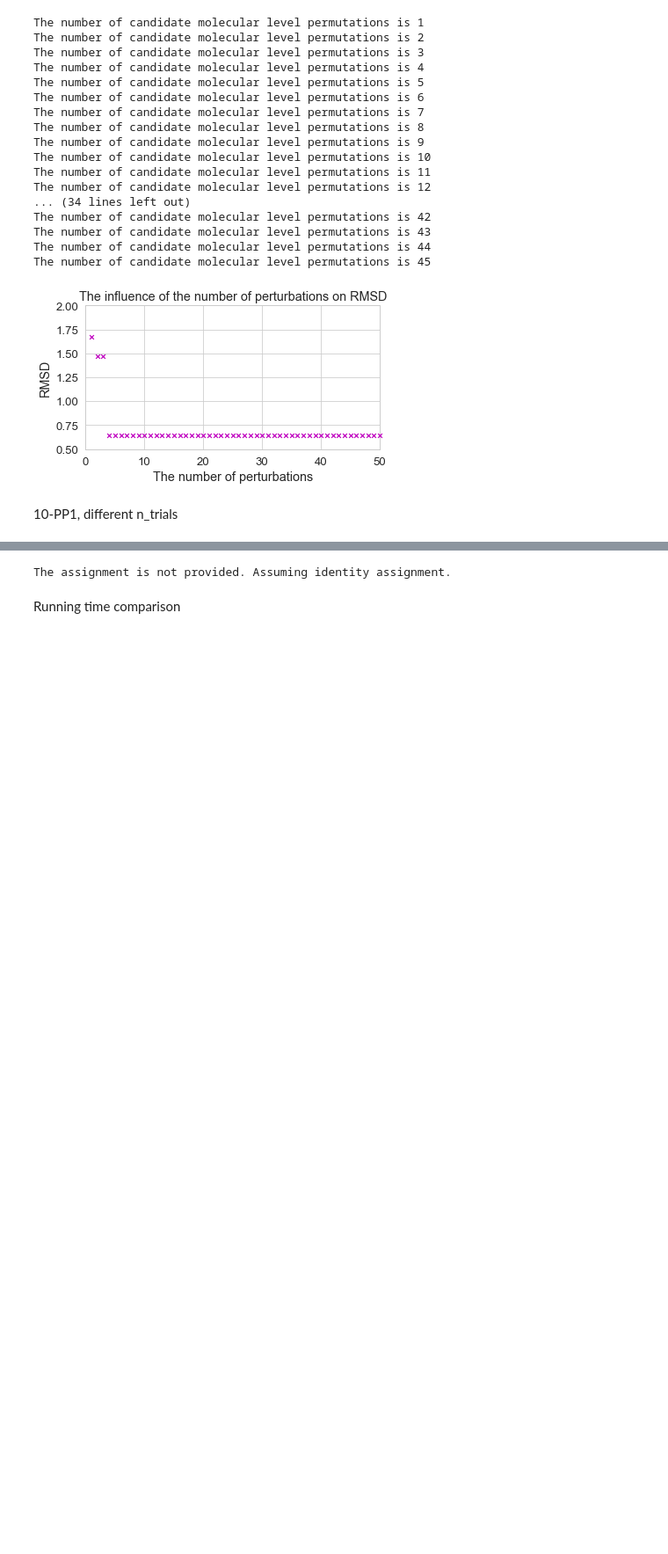
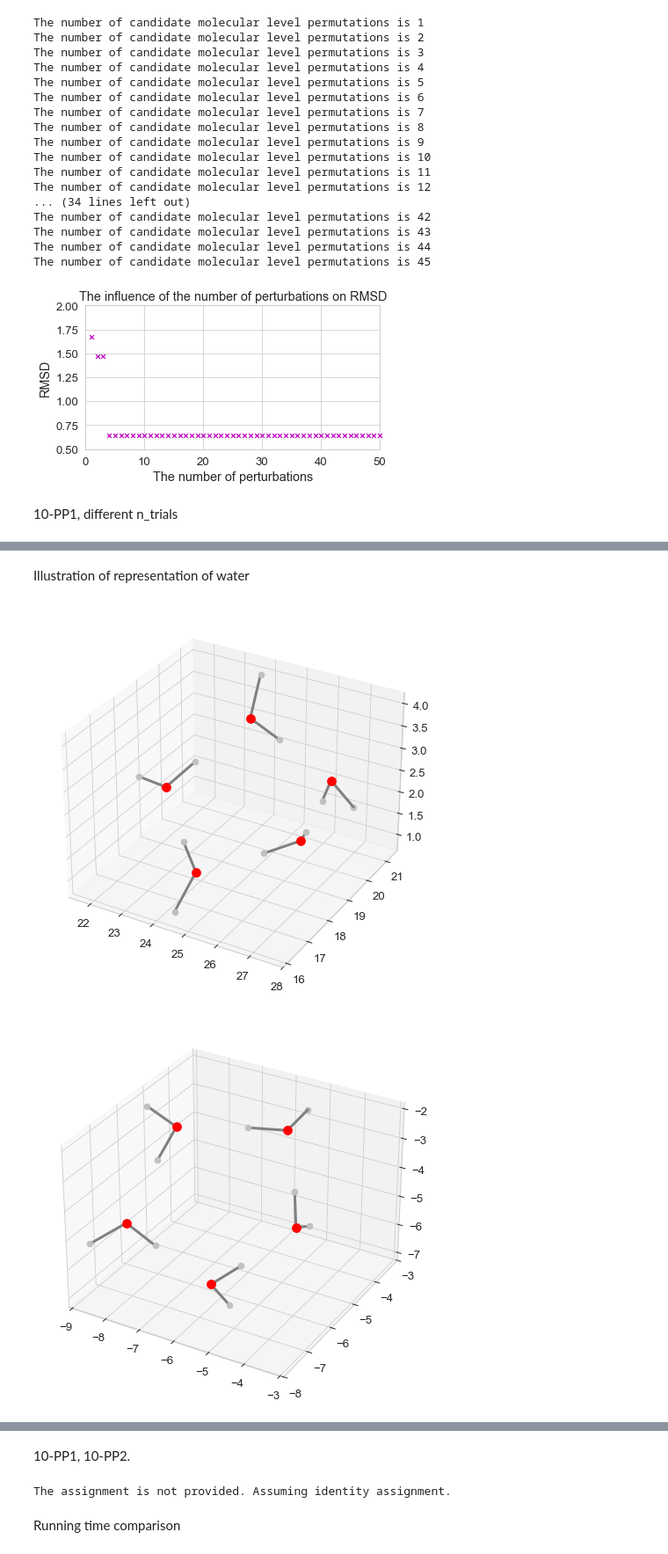
Before and after one commit to weixiaoqimath/otmol, a Jupyter notebook: experiment/otmol_WC.ipynb, the cells around one changed output, grey strips where cells are left out. Shown at 88% size. Saved outputs shown, nothing was run; the diff lists cells and outputs as text; code cells hidden in the pictures; blank space fills up the shorter version.

```diff
--- a/experiment/otmol_WC.ipynb
+++ b/experiment/otmol_WC.ipynb
@@ -191,0 +197,17 @@ plt.savefig('../images/WCArbAlignData.png', dpi=300, bbox_inches='tight')
+# %% [markdown]
+Illustration of representation of water
+# %%
+data_path = "../Data/Our_Benchmark_20250410_ver1/Water_Cluster_3_30/water_xyz_output_1st_2nd"
+nameA = 'Wat_5_cluster_12_1st_lowest.xyz'
+nameB = 'Wat_5_cluster_13_2nd_lowest.xyz'
+molA = next(pybel.readfile('xyz', os.path.join(data_path, nameA)))
+molB = next(pybel.readfile('xyz', os.path.join(data_path, nameB)))
+X_A, T_A, B_A = otm.tl.process_molecule(molA)
+X_B, T_B, B_B = otm.tl.process_molecule(molB)
+otm.pl.plot_molecule(X_A, T_A, B_A, coloring = 'type', sizing = 'type')
+otm.pl.plot_molecule(X_B, T_B, B_B, coloring = 'type', sizing = 'type')
+otm.pl.plot_molecule(X_A[T_A == 'O'], T_A[T_A == 'O'], np.zeros((5, 5)), coloring = 'type', sizing = 'type')
+otm.pl.plot_molecule(X_B[T_B == 'O'], T_B[T_B == 'O'], np.zeros((5, 5)), coloring = 'type', sizing = 'type')
+# %% [output]
+[figure, added]
+[figure, added]
@@ -192,3 +216,5 @@ plt.savefig('../images/WCArbAlignData.png', dpi=300, bbox_inches='tight')
+# %% [markdown]
+10-PP1, 10-PP2.
 # %%
 nameA = '10-PP1.xyz'
 nameB = '10-PP2.xyz'
```
Also changed, not shown: parts of 6 cells of this notebook, 11 other files.
